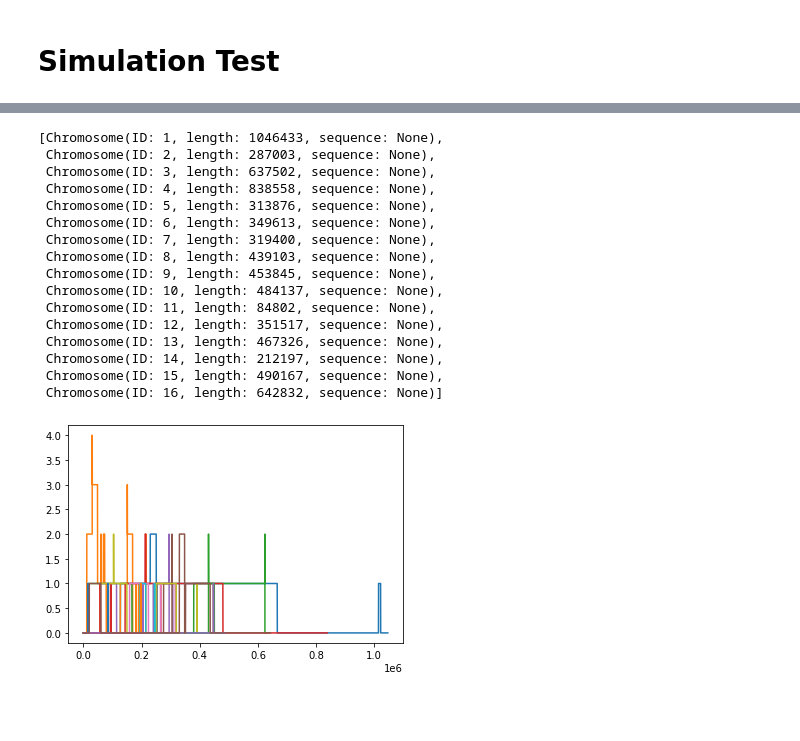
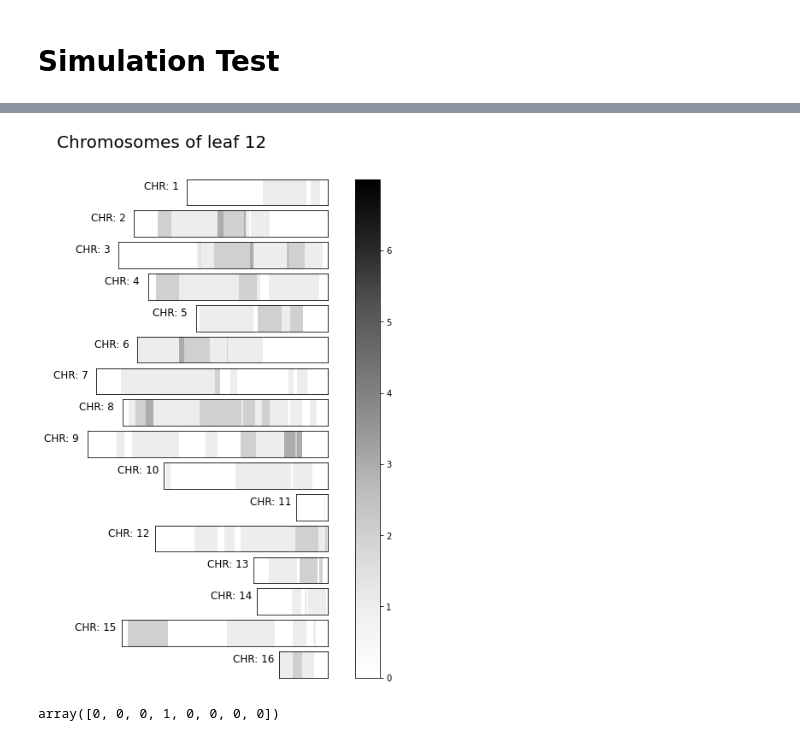
Before and after one commit to robertonetti/yeast-cascade-mutation-simulator, a Jupyter notebook: Simulation Test.ipynb, the cells around one changed output, grey strips where cells are left out. Cells and saved outputs as stored; diff of their text form; code cells hidden in the pictures; blank space fills up the shorter version.

Commit message:
modify for visualization

```diff
--- a/Simulation Test.ipynb
+++ b/Simulation Test.ipynb
@@ -33,19 +35,0 @@ Initial Genome Length: 8000000
-# %%
-simul.leaves[0].DNA.CHRs
-# %% [output]
-[Chromosome(ID: 1, length: 1046433, sequence: None),
- Chromosome(ID: 2, length: 287003, sequence: None),
- Chromosome(ID: 3, length: 637502, sequence: None),
- Chromosome(ID: 4, length: 838558, sequence: None),
- Chromosome(ID: 5, length: 313876, sequence: None),
- Chromosome(ID: 6, length: 349613, sequence: None),
- Chromosome(ID: 7, length: 319400, sequence: None),
- Chromosome(ID: 8, length: 439103, sequence: None),
- Chromosome(ID: 9, length: 453845, sequence: None),
- Chromosome(ID: 10, length: 484137, sequence: None),
- Chromosome(ID: 11, length: 84802, sequence: None),
- Chromosome(ID: 12, length: 351517, sequence: None),
- Chromosome(ID: 13, length: 467326, sequence: None),
- Chromosome(ID: 14, length: 212197, sequence: None),
- Chromosome(ID: 15, length: 490167, sequence: None),
- Chromosome(ID: 16, length: 642832, sequence: None)]
@@ -54,6 +36,27 @@ c = simul.leaves[0].DNA.CHRs[5].visual
-# %%
-for i in range(16):
-    c = simul.leaves[0].DNA.CHRs[i].visual
-    plt.plot(range(1, len(c) + 1), c)
-# %% [output]
-[figure, removed]
+# %%
+n_leaf = 12
+scale_max_value = 7
+
+
+data = []
+fig, axs = plt.subplots(16, figsize = (9,9))
+
+fig.suptitle(f'Chromosomes of leaf {n_leaf}', fontsize = 20)
+for id in range(1,17):
+    ax = axs[id-1]
+    data.append([np.array(simul.leaves[n_leaf].DNA.CHRs[id-1].visual)])
+
+    im = ax.imshow(data[id-1], aspect = 100000*len(data[id-1]),cmap='Greys', vmin = 0, vmax = scale_max_value, interpolation='nearest')
+    ax.set_ylabel(f"CHR: {id}", rotation=0, fontsize=12, labelpad=30)
+    ax.xaxis.get_label()
+    ax.axes.get_yaxis().set_ticks([])
+    ax.axes.get_xaxis().set_ticks([])
+
+fig.subplots_adjust(bottom=0., top=0.9, left=0., right=1,
+                    wspace=10, hspace=0.2)
+cbar = fig.colorbar(im, ax=axs.ravel().tolist(),  shrink=1.0)
+cbar.set_ticks(np.arange(0, scale_max_value, 1))
+
+plt.show()
+# %% [output]
+[figure, added]
@@ -59,0 +65,4 @@ for i in range(16):
+# %%
+np.concatenate((np.array([0,0,0]),a, np.array([0,0,0,0])))
+# %% [output]
+array([0, 0, 0, 1, 0, 0, 0, 0])
```
Also changed, not shown: parts of 5 cells of this notebook, 9 other files.
